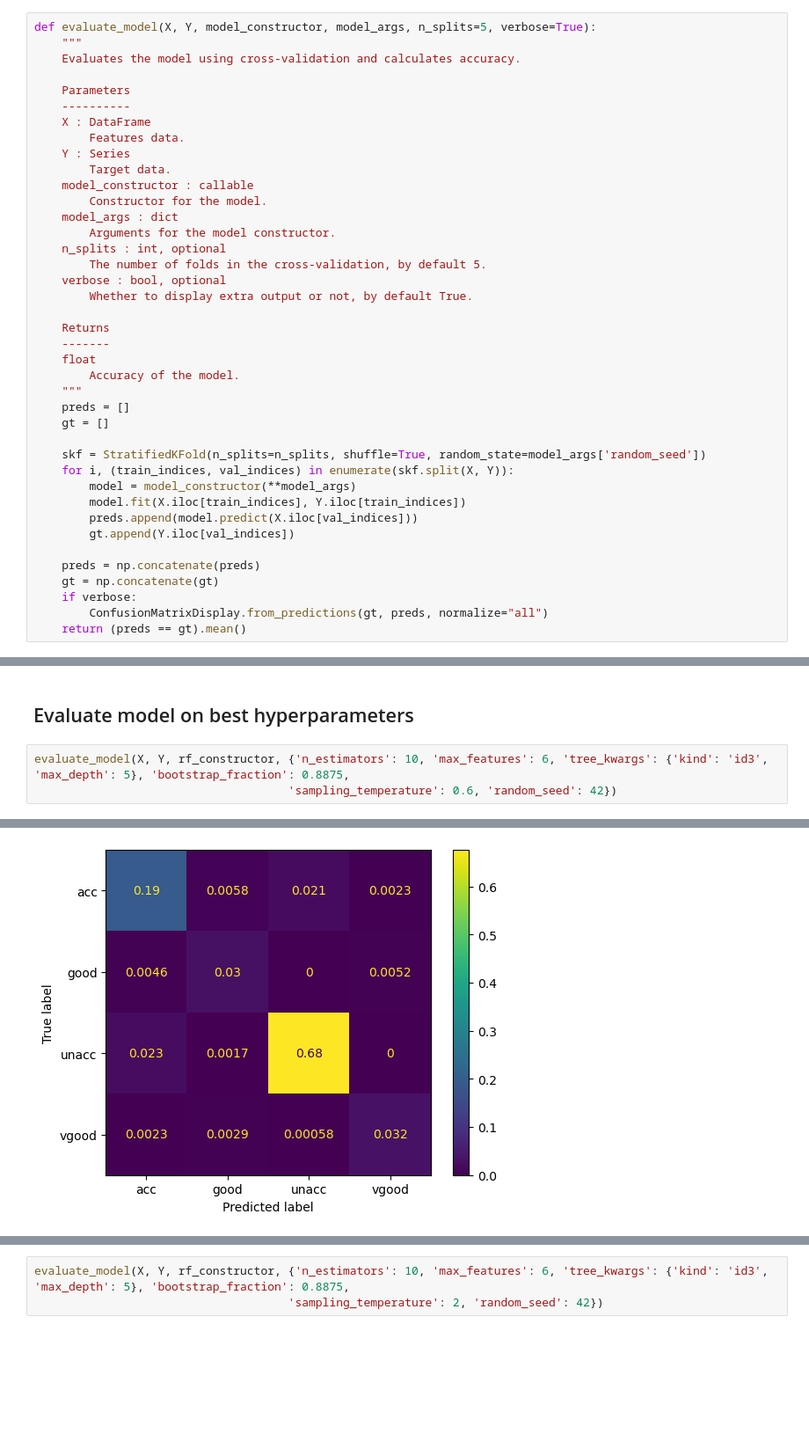
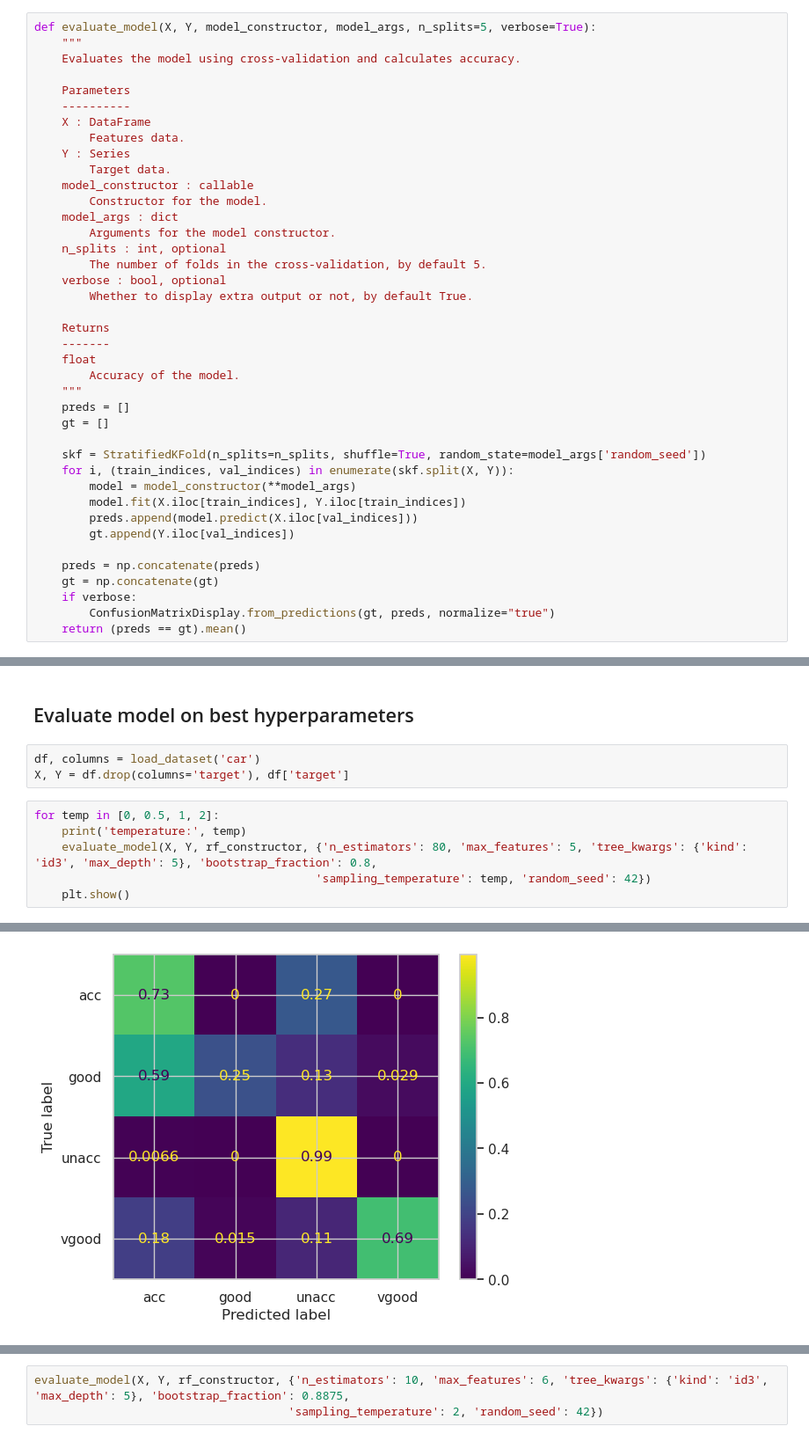
Before and after one commit to natijas/Classification-random-forest, a Jupyter notebook: src/UMA-analiza.ipynb, the cells around one changed output, grey strips where cells are left out. Shown at 88% size. Saved outputs shown, nothing was run; the diff lists cells and outputs as text; blank space fills up the shorter version.

```diff
--- a/src/UMA-analiza.ipynb
+++ b/src/UMA-analiza.ipynb
@@ -392,7 +396,7 @@ def evaluate_model(X, Y, model_constructor, model_args, n_splits=5, verbose=True
     preds = np.concatenate(preds)
     gt = np.concatenate(gt)
     if verbose:
-        ConfusionMatrixDisplay.from_predictions(gt, preds, normalize="all")
+        ConfusionMatrixDisplay.from_predictions(gt, preds, normalize="true")
     return (preds == gt).mean()
 # %%
 def plot_factor_dependency(X, Y, model_constructor, name, values, default_args, reps=5, xlog=False, pool=__builtins__, show=True, evaluate_model=evaluate_model):
@@ -1103,7 +1135,13 @@ def macro_accuracy(ground_truth, y_pred):
     return macro_accuracy
 # %% [markdown]
 ## Evaluate model on best hyperparameters
+# %%
+df, columns = load_dataset('car')
+X, Y = df.drop(columns='target'), df['target']
 # %%
-evaluate_model(X, Y, rf_constructor, {'n_estimators': 10, 'max_features': 6, 'tree_kwargs': {'kind': 'id3', 'max_depth': 5}, 'bootstrap_fraction': 0.8875,
-                                     'sampling_temperature': 0.6, 'random_seed': 42})
+for temp in [0, 0.5, 1, 2]:
+    print('temperature:', temp)
+    evaluate_model(X, Y, rf_constructor, {'n_estimators': 80, 'max_features': 5, 'tree_kwargs': {'kind': 'id3', 'max_depth': 5}, 'bootstrap_fraction': 0.8,
+                                         'sampling_temperature': temp, 'random_seed': 42})
+    plt.show()
 # %% [output]
@@ -1111 +1149 @@ evaluate_model(X, Y, rf_constructor, {'n_estimators': 10, 'max_features': 6, 'tr
-[figure, old version]
+[figure, new version]
```
Also changed, not shown: parts of 57 cells of this notebook.
